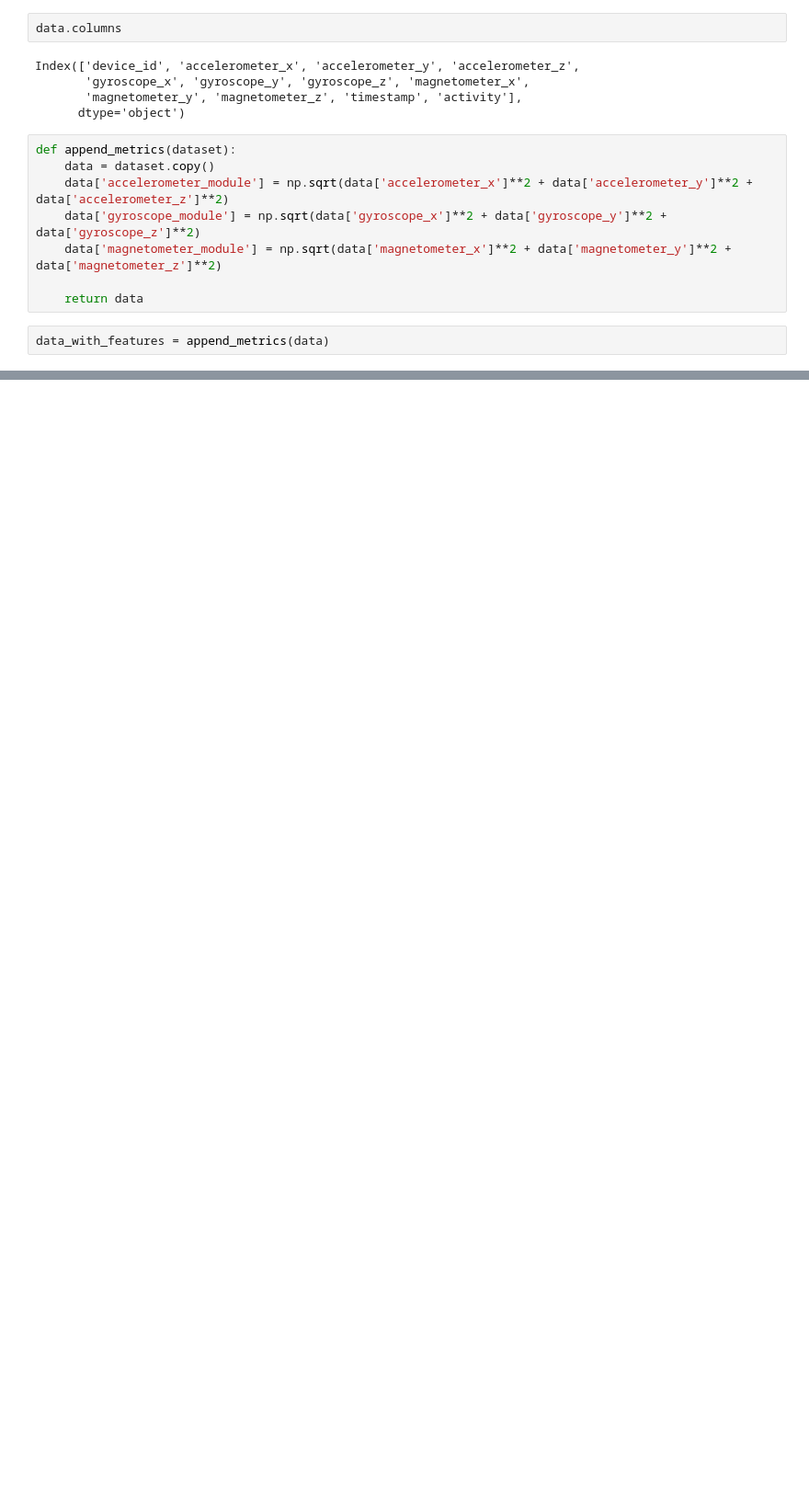
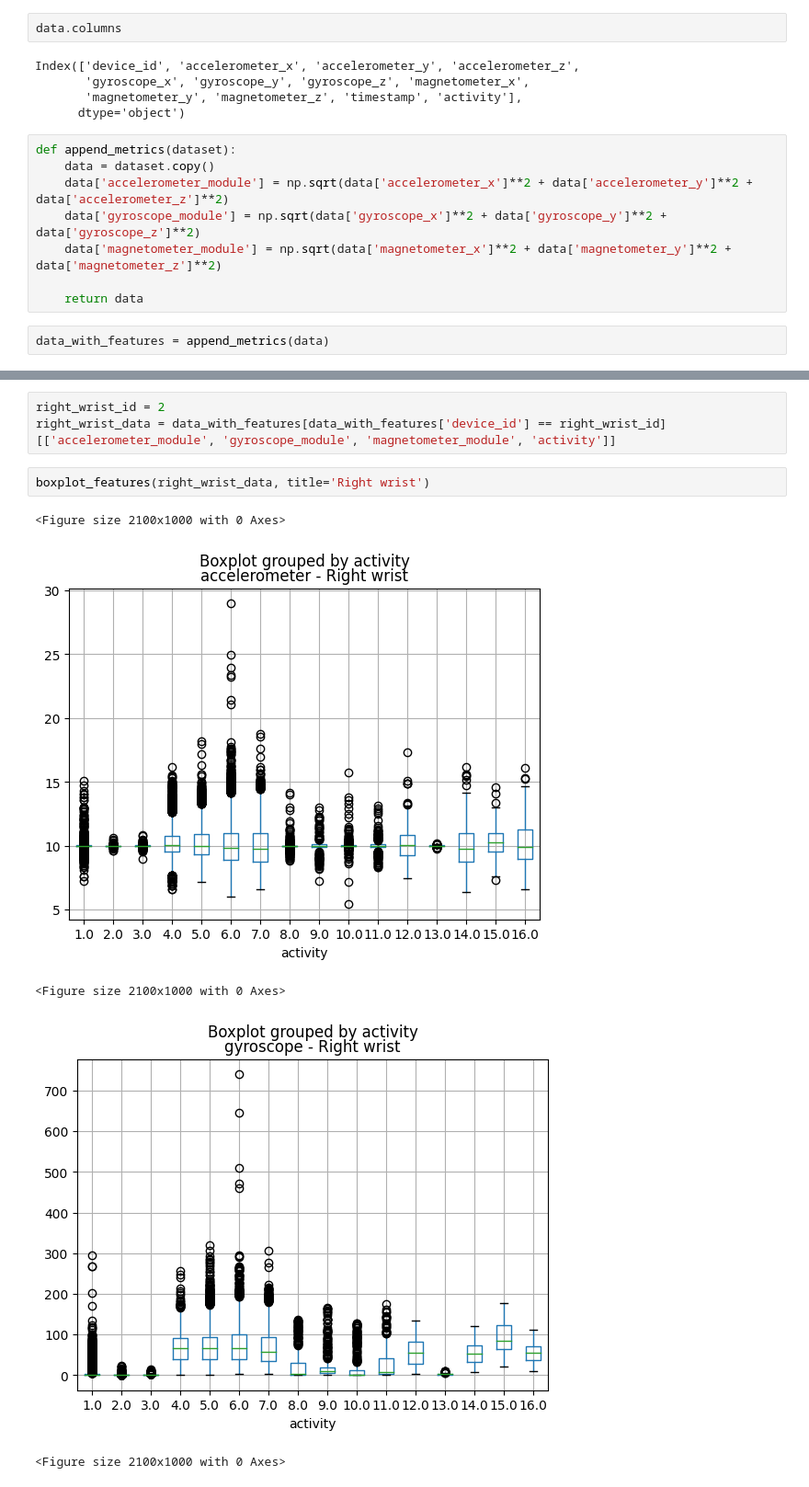
Before and after one commit to PugtgYosuky/clf-human-activities, a Jupyter notebook: src/project.ipynb, the cells around one changed output, grey strips where cells are left out. Shown at 92% size. Saved outputs shown, nothing was run; the diff lists cells and outputs as text; blank space fills up the shorter version.

```diff
--- a/src/project.ipynb
+++ b/src/project.ipynb
@@ -184,0 +201,11 @@ plt.show()
+# %%
+right_wrist_id = 2
+right_wrist_data = data_with_features[data_with_features['device_id'] == right_wrist_id][['accelerometer_module', 'gyroscope_module', 'magnetometer_module', 'activity']]
+# %%
+boxplot_features(right_wrist_data, title='Right wrist')
+# %% [output]
+<Figure size 2100x1000 with 0 Axes>
+[figure, added]
+<Figure size 2100x1000 with 0 Axes>
+[figure, added]
+<Figure size 2100x1000 with 0 Axes>
```
Also changed, not shown: parts of 20 cells of this notebook.
